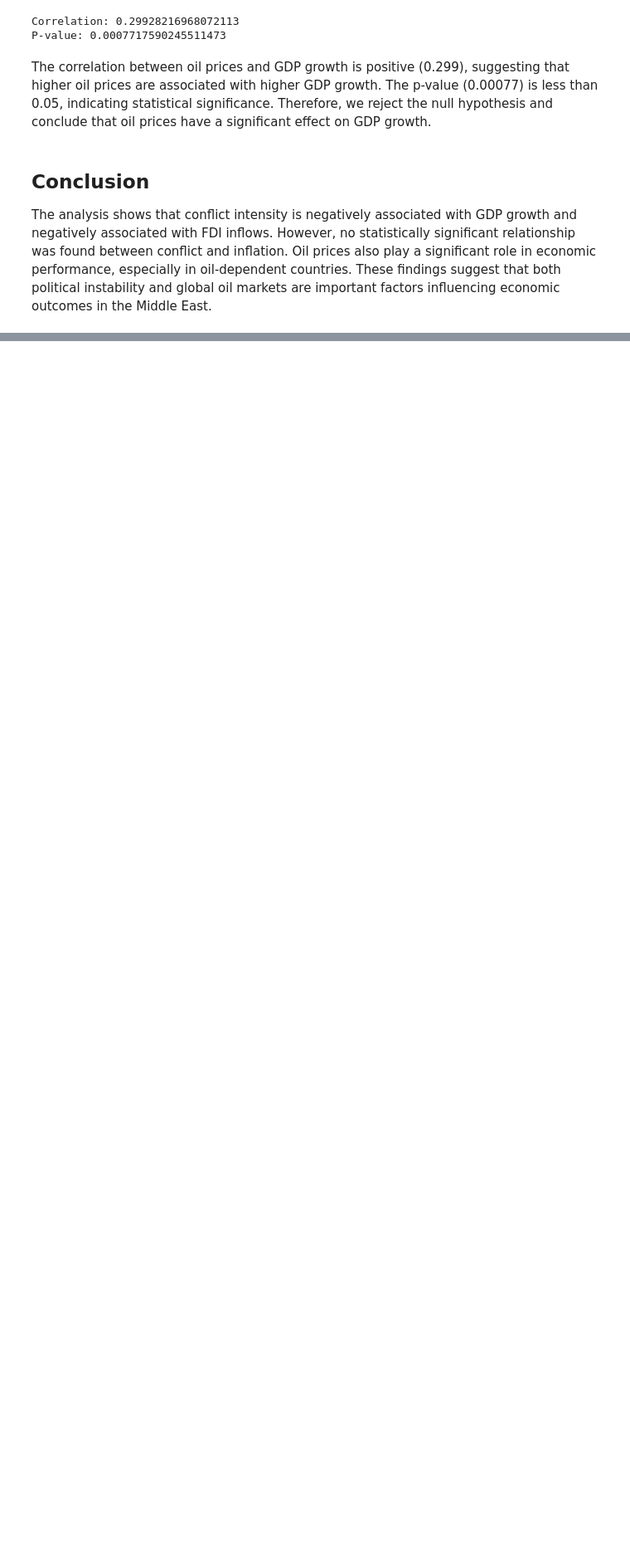
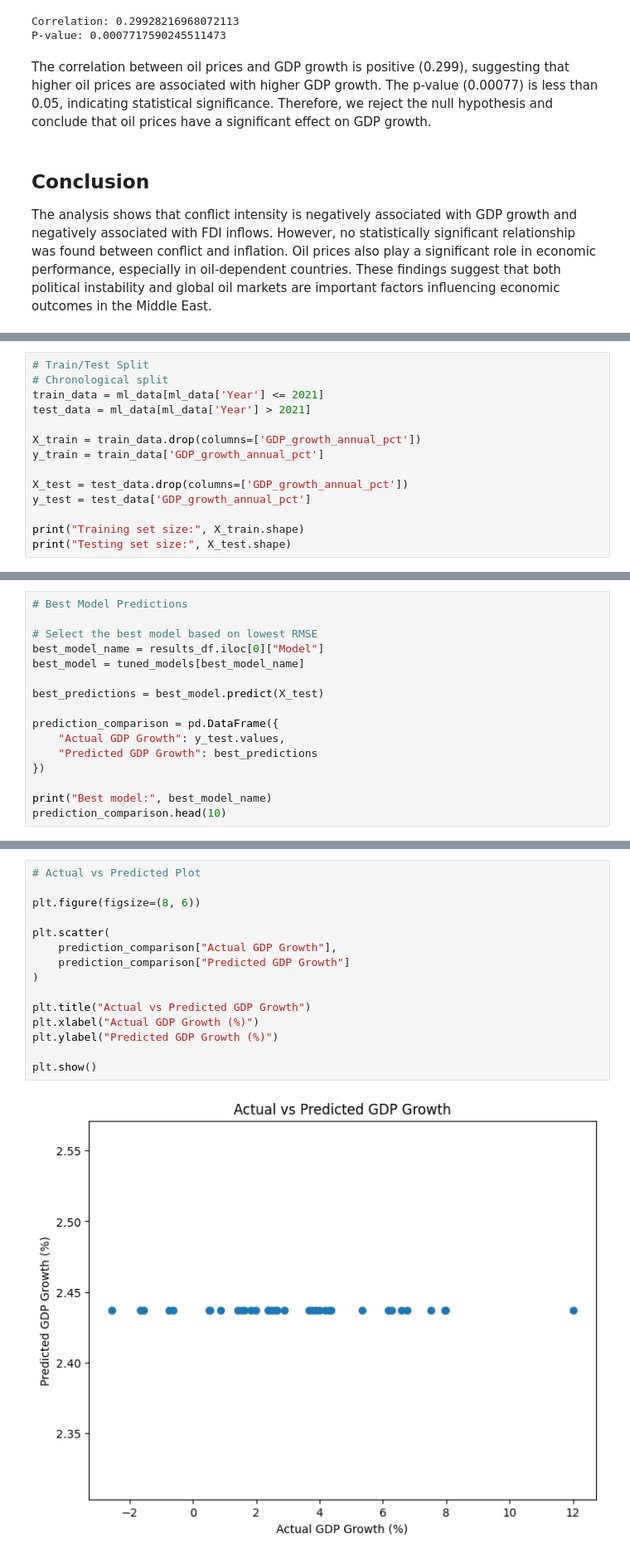
Before and after one commit to HussamAlabrash/DSA210PROJECT, a Jupyter notebook: DSA210.ipynb, the cells around one changed output, grey strips where cells are left out. Shown at 83% size. Drawn from its saved outputs; the diff is of its cells as text; blank space fills up the shorter version.

```diff
--- a/DSA210.ipynb
+++ b/DSA210.ipynb
@@ -237,0 +301,14 @@ The analysis shows that conflict intensity is negatively associated with GDP gro
+# %%
+# Train/Test Split
+# Chronological split
+train_data = ml_data[ml_data['Year'] <= 2021]
+test_data = ml_data[ml_data['Year'] > 2021]
+
+X_train = train_data.drop(columns=['GDP_growth_annual_pct'])
+y_train = train_data['GDP_growth_annual_pct']
+
+X_test = test_data.drop(columns=['GDP_growth_annual_pct'])
+y_test = test_data['GDP_growth_annual_pct']
+
+print("Training set size:", X_train.shape)
+print("Testing set size:", X_test.shape)
@@ -237,0 +455,16 @@ The analysis shows that conflict intensity is negatively associated with GDP gro
+# %%
+# Best Model Predictions
+
+# Select the best model based on lowest RMSE
+best_model_name = results_df.iloc[0]["Model"]
+best_model = tuned_models[best_model_name]
+
+best_predictions = best_model.predict(X_test)
+
+prediction_comparison = pd.DataFrame({
+    "Actual GDP Growth": y_test.values,
+    "Predicted GDP Growth": best_predictions
+})
+
+print("Best model:", best_model_name)
+prediction_comparison.head(10)
@@ -237,0 +488,17 @@ The analysis shows that conflict intensity is negatively associated with GDP gro
+# %%
+# Actual vs Predicted Plot
+
+plt.figure(figsize=(8, 6))
+
+plt.scatter(
+    prediction_comparison["Actual GDP Growth"],
+    prediction_comparison["Predicted GDP Growth"]
+)
+
+plt.title("Actual vs Predicted GDP Growth")
+plt.xlabel("Actual GDP Growth (%)")
+plt.ylabel("Predicted GDP Growth (%)")
+
+plt.show()
+# %% [output]
+[figure, added]
```
Also changed, not shown: parts of 26 cells of this notebook.
